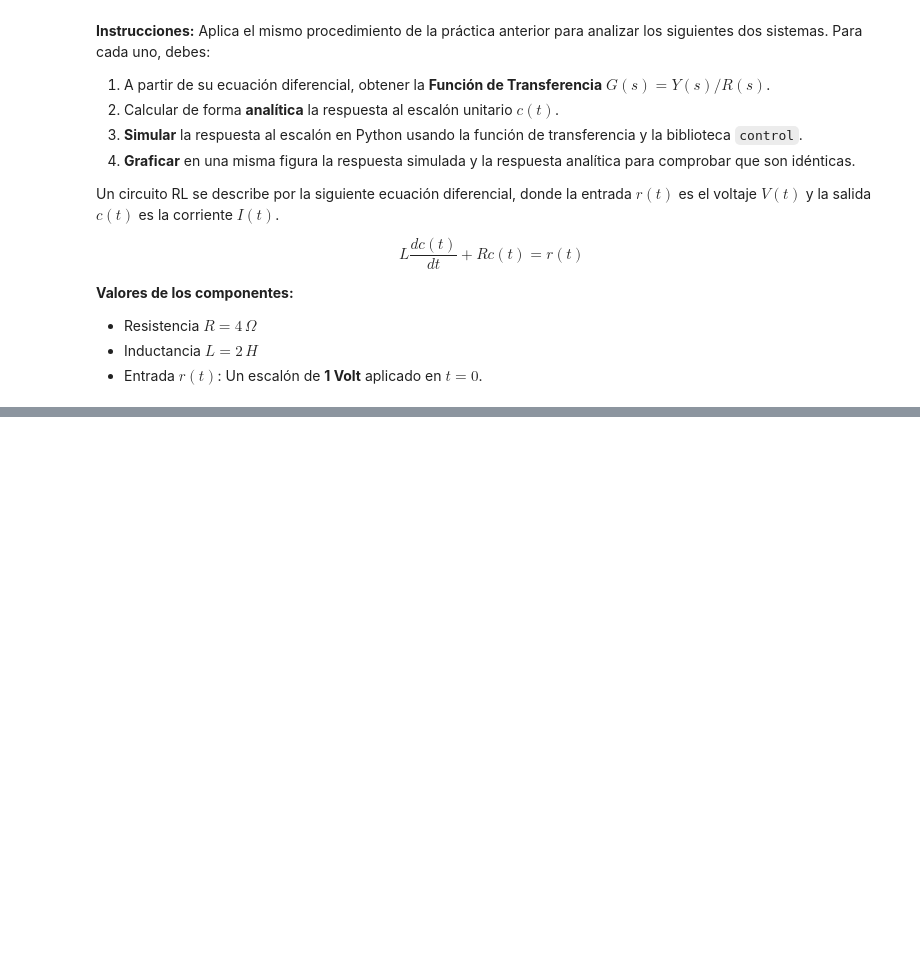
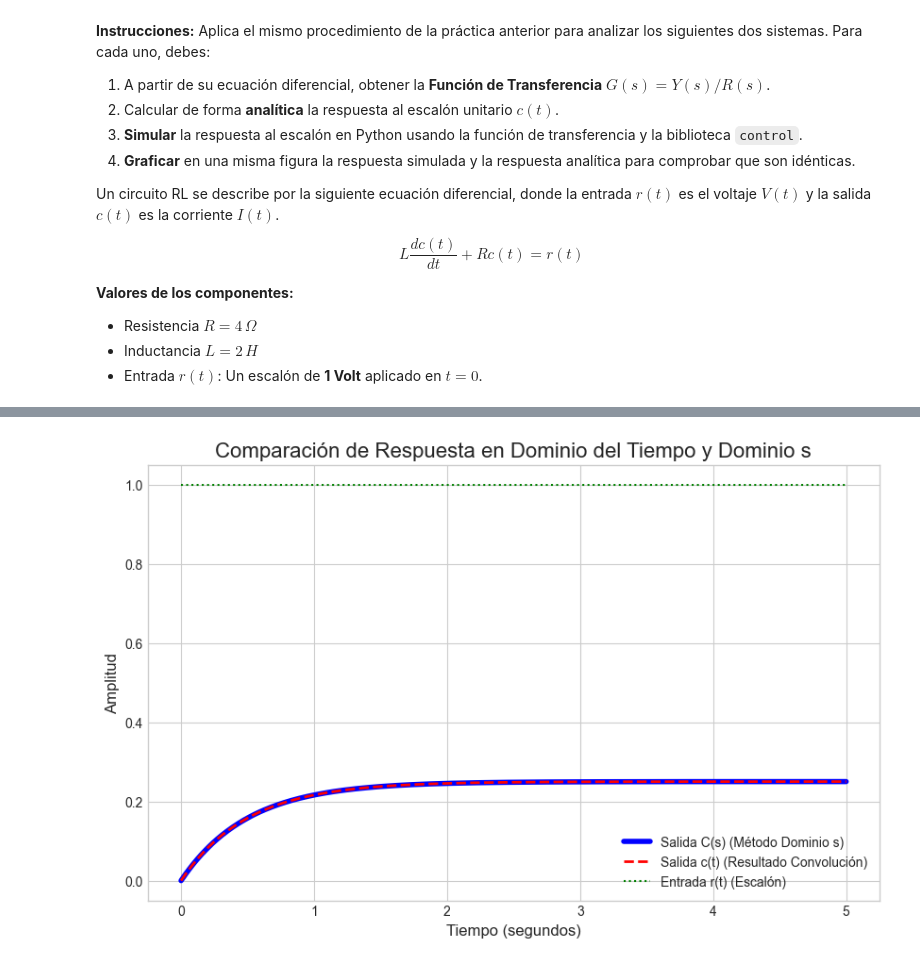
Before and after one commit to MaxGarcia948/control-clasico, a Jupyter notebook: practicas/P_2_011_Analisis_tiempo_frecuencia.ipynb, the cells around one changed output, grey strips where cells are left out. Saved outputs shown, nothing was run; the diff lists cells and outputs as text; code cells hidden in the pictures; blank space fills up the shorter version.

```diff
--- a/practicas/P_2_011_Analisis_tiempo_frecuencia.ipynb
+++ b/practicas/P_2_011_Analisis_tiempo_frecuencia.ipynb
@@ -127,0 +134,8 @@ $$ L \frac{dc(t)}{dt} + R c(t) = r(t) $$
+# %%
+
+numerador = [1]
+denominador = [2, 4]
+G_s = ct.tf(numerador, denominador)
+
+print("La Función de Transferencia del sistema es:")
+print(G_s)
@@ -127,0 +151,38 @@ $$ L \frac{dc(t)}{dt} + R c(t) = r(t) $$
+# %%
+
+t = np.linspace(0, 5, 500)
+
+
+tiempo, c_dominio_tiempo = ct.step_response(G_s, T=t)
+
+# --- Solución Analítica para Comparación ---
+# Para verificar, podemos resolver la convolución de forma analítica.
+# La convolución de r(t) = u(t) y g(t) = 5*exp(-2t) es:
+# c(t) = 2.5 * (1 - exp(-2t))
+# Calculamos esta solución para compararla con la simulación.
+c_dominio_s = 0.25 * (1 - np.exp(-2 * tiempo))
+# %%
+# Paso 4: Graficar y Comparar los Resultados
+
+plt.figure(figsize=(10, 6))
+
+# Graficar la salida obtenida por la simulación de la biblioteca de control
+plt.plot(tiempo, c_dominio_tiempo, label='Salida C(s) (Método Dominio s)', linewidth=4, color='blue')
+
+# Graficar la salida calculada analíticamente (resultado de la convolución)
+plt.plot(tiempo, c_dominio_s, label='Salida c(t) (Resultado Convolución)', linestyle='--', color='red', linewidth=2)
+
+
+# Graficar la señal de entrada r(t) para tener una referencia
+plt.plot(tiempo, np.ones_like(tiempo), label='Entrada r(t) (Escalón)', linestyle=':', color='green')
+
+
+# Títulos y etiquetas
+plt.title('Comparación de Respuesta en Dominio del Tiempo y Dominio s', fontsize=16)
+plt.xlabel('Tiempo (segundos)', fontsize=12)
+plt.ylabel('Amplitud', fontsize=12)
+plt.legend(fontsize=10)
+plt.grid(True)
+plt.show()
+# %% [output]
+[figure, added]
```
Also changed, not shown: parts of 2 cells of this notebook.
